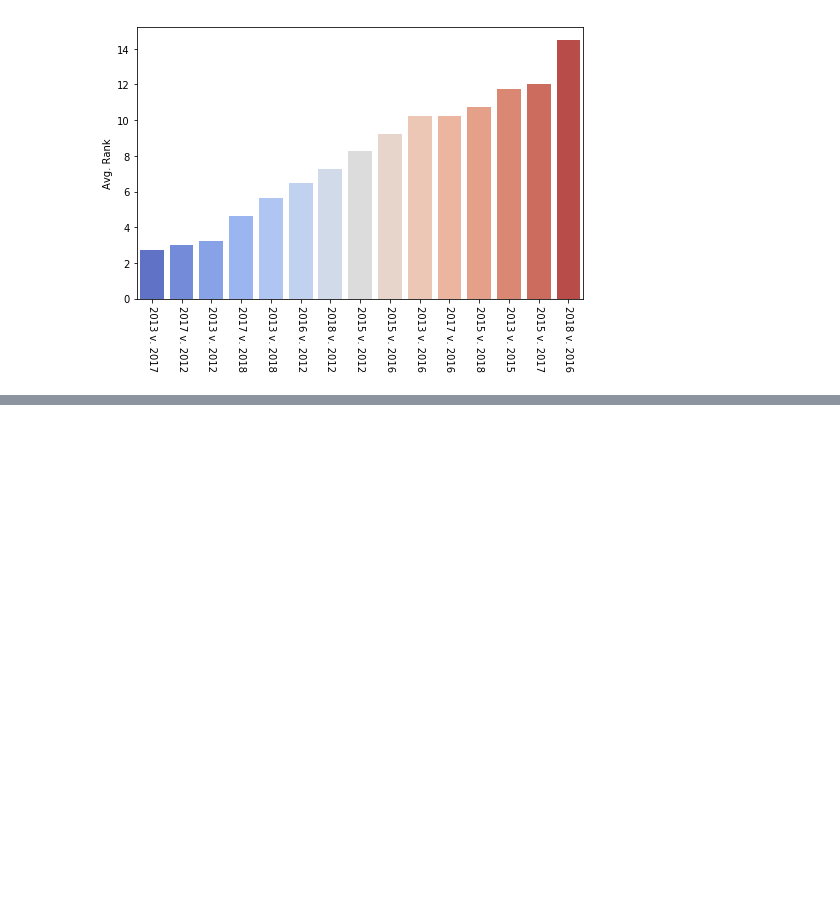
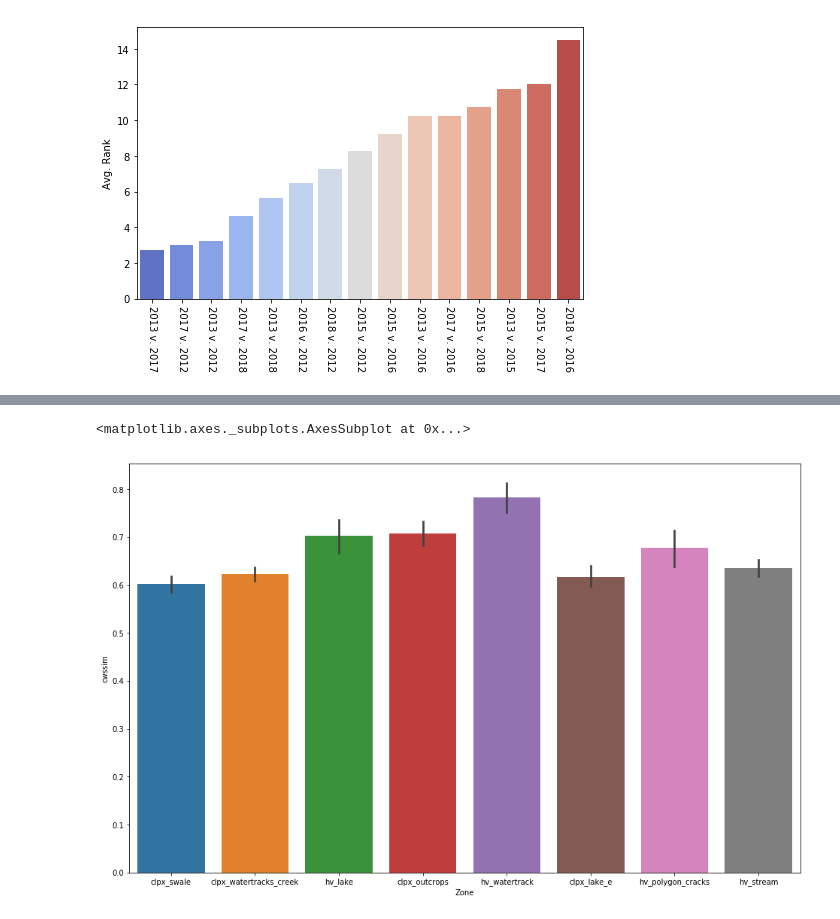
Before and after one commit to charparr/parr-thesis, a Jupyter notebook: similarity/example.ipynb, the cells around one changed output, grey strips where cells are left out. Saved outputs shown, nothing was run; the diff lists cells and outputs as text; code cells hidden in the pictures; blank space fills up the shorter version.

```diff
--- a/similarity/example.ipynb
+++ b/similarity/example.ipynb
@@ -142,0 +207,7 @@ ax.set_xticklabels(ax.get_xticklabels(), rotation=270)
+# %%
+import matplotlib.pyplot as plt
+fig, ax = plt.subplots(figsize=(16,10))
+sns.barplot(x="Zone", y="cwssim", data=a)
+# %% [output]
+<matplotlib.axes._subplots.AxesSubplot at 0x...>
+[figure, added]
```
Also changed, not shown: parts of 6 cells of this notebook, 1 other file.
